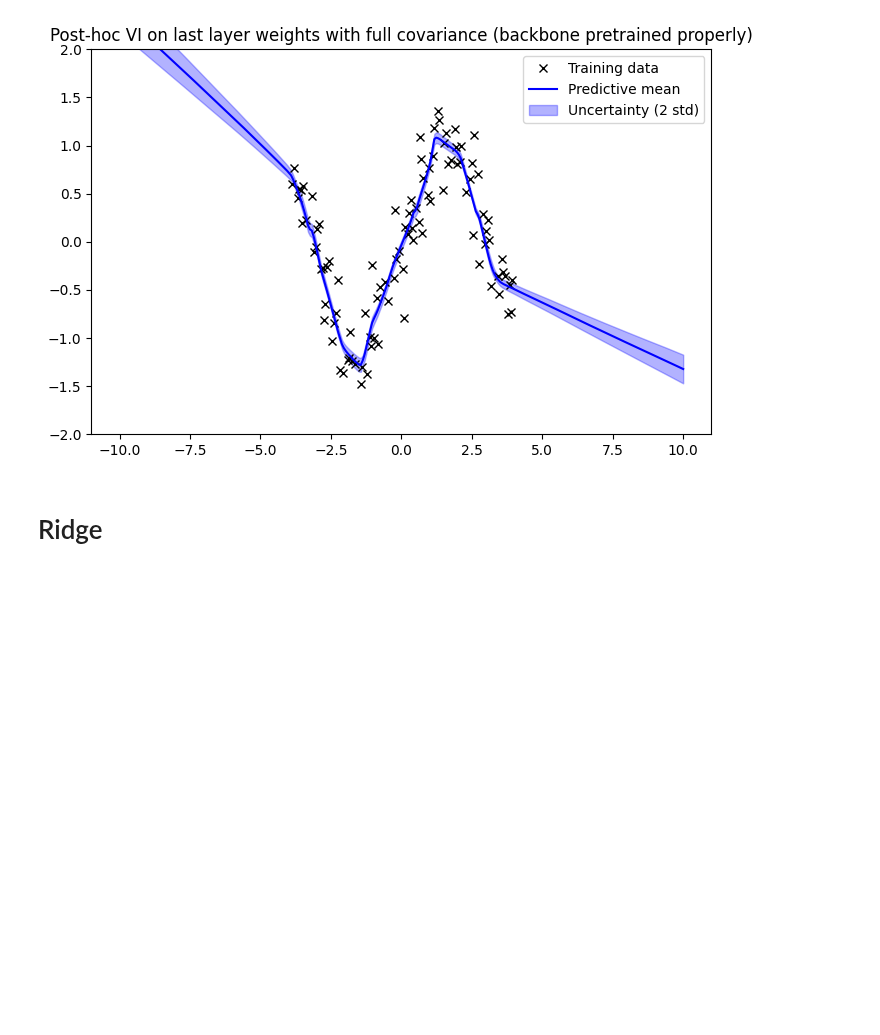
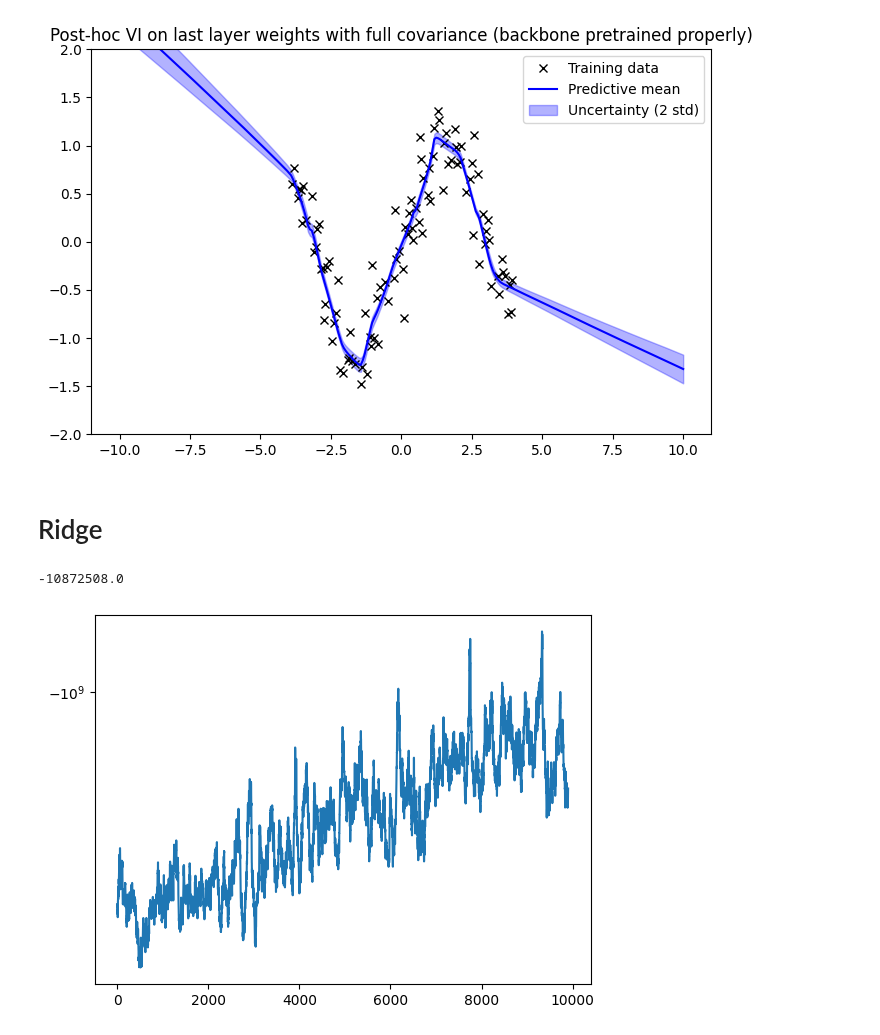
Before and after one commit to clarahoffmann/last-layer-inf, a Jupyter notebook: src/vi_closed.ipynb, the cells around one changed output. Saved outputs shown, nothing was run; the diff lists cells and outputs as text; code cells hidden in the pictures; blank space fills up the shorter version.

```diff
--- a/src/vi_closed.ipynb
+++ b/src/vi_closed.ipynb
@@ -319,0 +365,6 @@ class LastLayerVI(nn.Module):
+# %%
+last_layer_vi = LastLayerVI(in_features=Psi.shape[1], out_features=1)
+optimizer_vi = Adam(last_layer_vi.parameters(), lr=1e-3)
+num_epochs = 10000
+sigma_eps_sq = 0.1**2
+N, L = Psi.shape
@@ -319,0 +383,33 @@ class LastLayerVI(nn.Module):
+# %%
+def kl_tau_sq(q_log_pdf_normal_value, tau_sq_samples, a_tau, b_tau):
+    log_prior_ig = (
+        a_tau * torch.log(torch.tensor(b_tau))
+        - torch.lgamma(torch.tensor(a_tau))
+        - (a_tau + 1) * torch.log(tau_sq_samples)
+        - b_tau / tau_sq_samples
+    )
+
+    kl = q_log_pdf_normal_value.mean() - log_prior_ig.mean()
+    return kl
+# %%
+from scipy.special import gammaln
+
+def q_log_pdf_lognormal(sigma_eps_sq_samples, mu_log, log_var_log):
+
+    var_log = torch.exp(log_var_log)
+    log_x = torch.log(sigma_eps_sq_samples)
+    log_pdf = (
+        - log_x
+        - 0.5 * torch.log(2 * torch.pi * var_log)
+        - (log_x - mu_log)**2 / (2 * var_log)
+    )
+    return log_pdf
+
+def log_p_sigma_eps_sq_ig(sigma_eps_sq, a_sigma, b_sigma):
+    log_prob1 = a_sigma * math.log(b_sigma) - gammaln(a_sigma)
+    log_prob2 = -(a_sigma + 1) * torch.log(sigma_eps_sq) - b_sigma / sigma_eps_sq
+    return log_prob1 + log_prob2  # shape [S]
+
+def kl_sigma_eps_sq(q_log_pdf, sigma_eps_sq_samples, a_sigma, b_sigma):
+    log_prior = log_p_sigma_eps_sq_ig(sigma_eps_sq_samples, a_sigma, b_sigma)
+    return (q_log_pdf - log_prior).mean()
@@ -319,0 +488,10 @@ class LastLayerVI(nn.Module):
+# %%
+elbos[0]
+# %% [output]
+-10872508.0
+# %%
+from numpy.lib.stride_tricks import sliding_window_view
+plt.plot(sliding_window_view(elbos, 100).mean(axis=1))
+plt.yscale('symlog')
+# %% [output]
+[figure, added]
```
Also changed, not shown: parts of 9 cells of this notebook.
